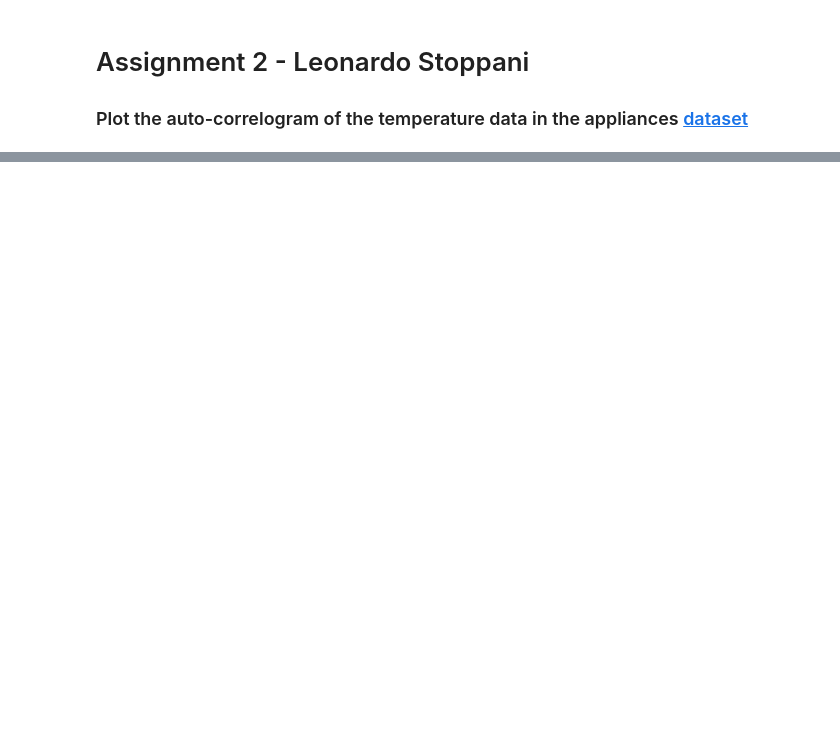
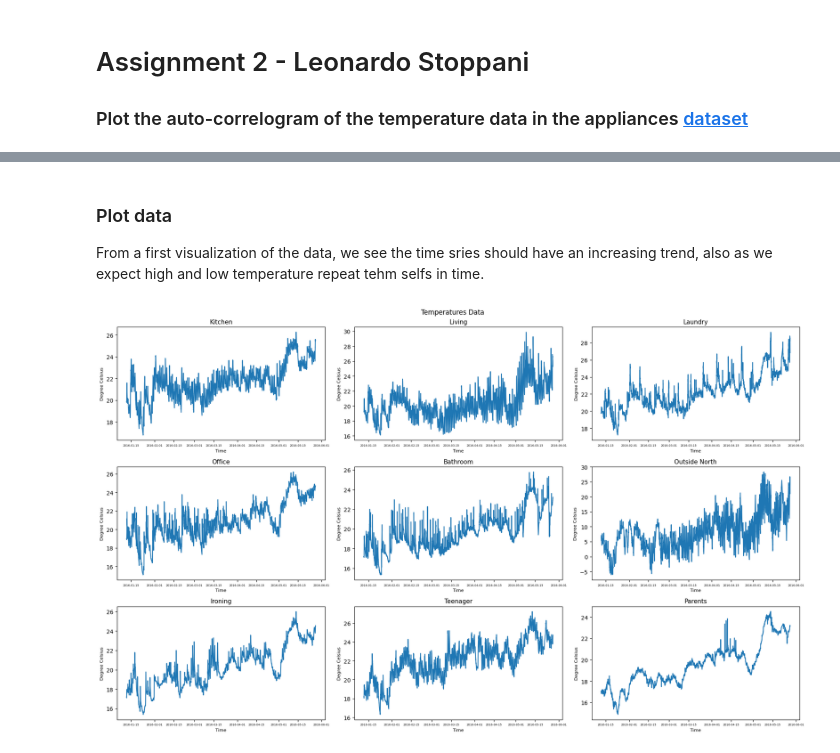
Before and after one commit to lilf4p/ispr-midterm, a Jupyter notebook: midterm1/appliances_analysis.ipynb, the cells around one changed output, grey strips where cells are left out. Saved outputs shown, nothing was run; the diff lists cells and outputs as text; code cells hidden in the pictures; blank space fills up the shorter version.

```diff
--- a/midterm1/appliances_analysis.ipynb
+++ b/midterm1/appliances_analysis.ipynb
@@ -3,0 +6,16 @@
+# %%
+# import the dataset
+import pandas as pd
+
+df = pd.read_csv(r'./energydata_complete.csv', parse_dates=['date'], index_col='date')
+
+# define dict for sensors name
+sensors = {1:"Kitchen", 2:"Living", 3:"Laundry", 4:"Office", 5:"Bathroom",
+           6:"Outside North", 7:"Ironing", 8:"Teenager", 9:"Parents",}
+
+# set index and dict for time
+# df["index"] = range(len(df))
+# time = dict(zip(df["date"],df["index"]))
+# df.set_index("index", inplace=True)
+print(df.info())
+#print(time)
@@ -3,0 +40,29 @@
+# %% [markdown]
+### Plot data
+From a first visualization of the data, we see the time sries should have an increasing trend, also as we expect high and low temperature repeat tehm selfs in time.
+# %%
+# plot data to understand best lag value (k)
+import matplotlib.pyplot as plt
+from statsmodels.graphics import tsaplots
+import numpy as np
+
+figure, axis = plt.subplots(3, 3, figsize=(18, 11))
+plt.style.use("ggplot")
+
+k=0
+for i in range(3):
+    for j in range(3):
+        k+=1
+        data = df['T'+str(k)]
+        #print(data)
+        result = axis[i,j].plot(data)
+        axis[i,j].set_title(sensors[k], fontsize=11)
+        axis[i,j].set_xlabel("Time", fontsize=8)
+        axis[i,j].set_ylabel("Degree Celsius", fontsize=8)
+        axis[i,j].tick_params(axis="x", labelsize=5)
+
+figure.suptitle("Temperatures Data")
+figure.tight_layout()
+plt.show()
+# %% [output]
+[figure, added]
```
Also changed, not shown: parts of 19 cells of this notebook.
